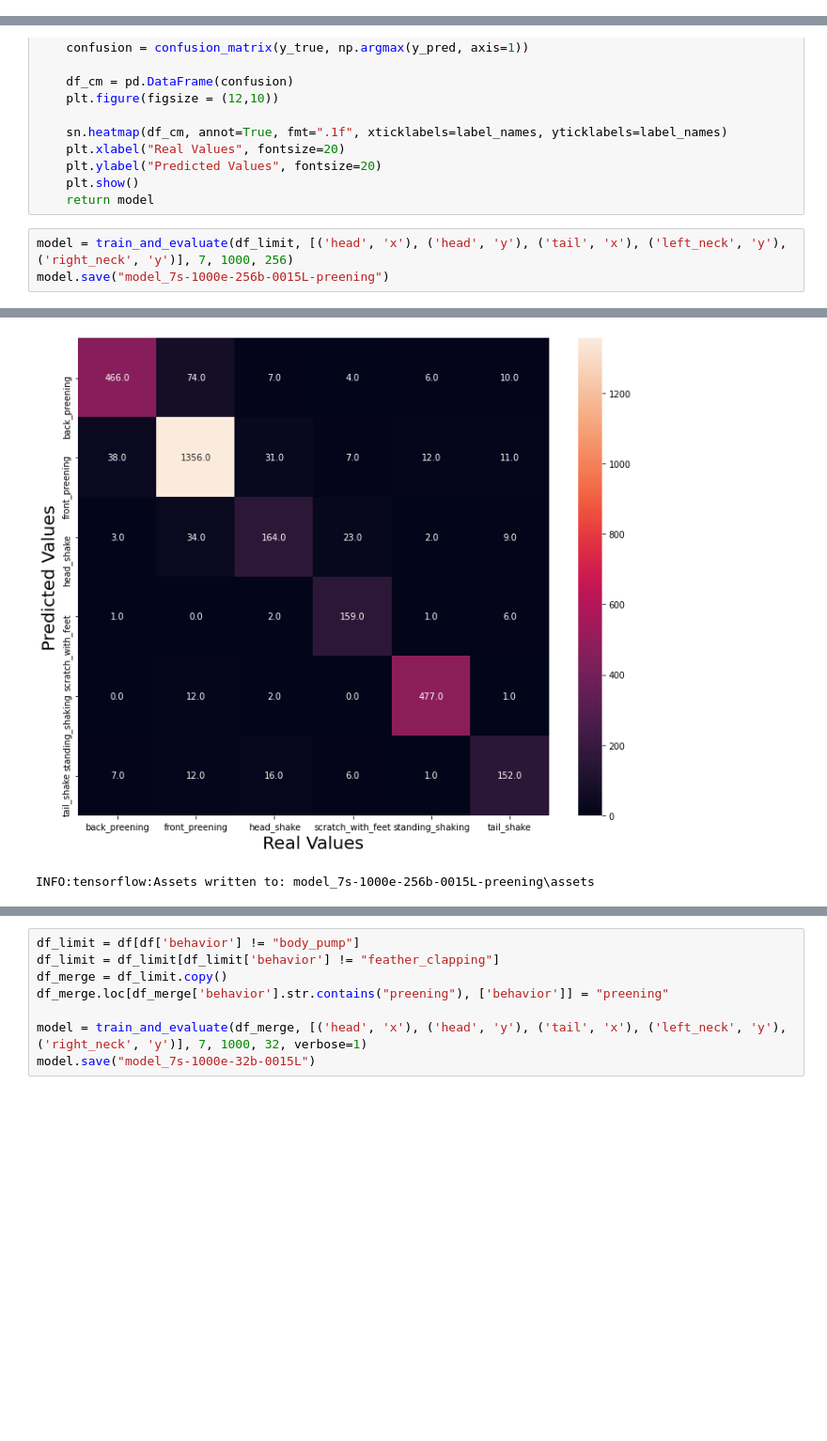
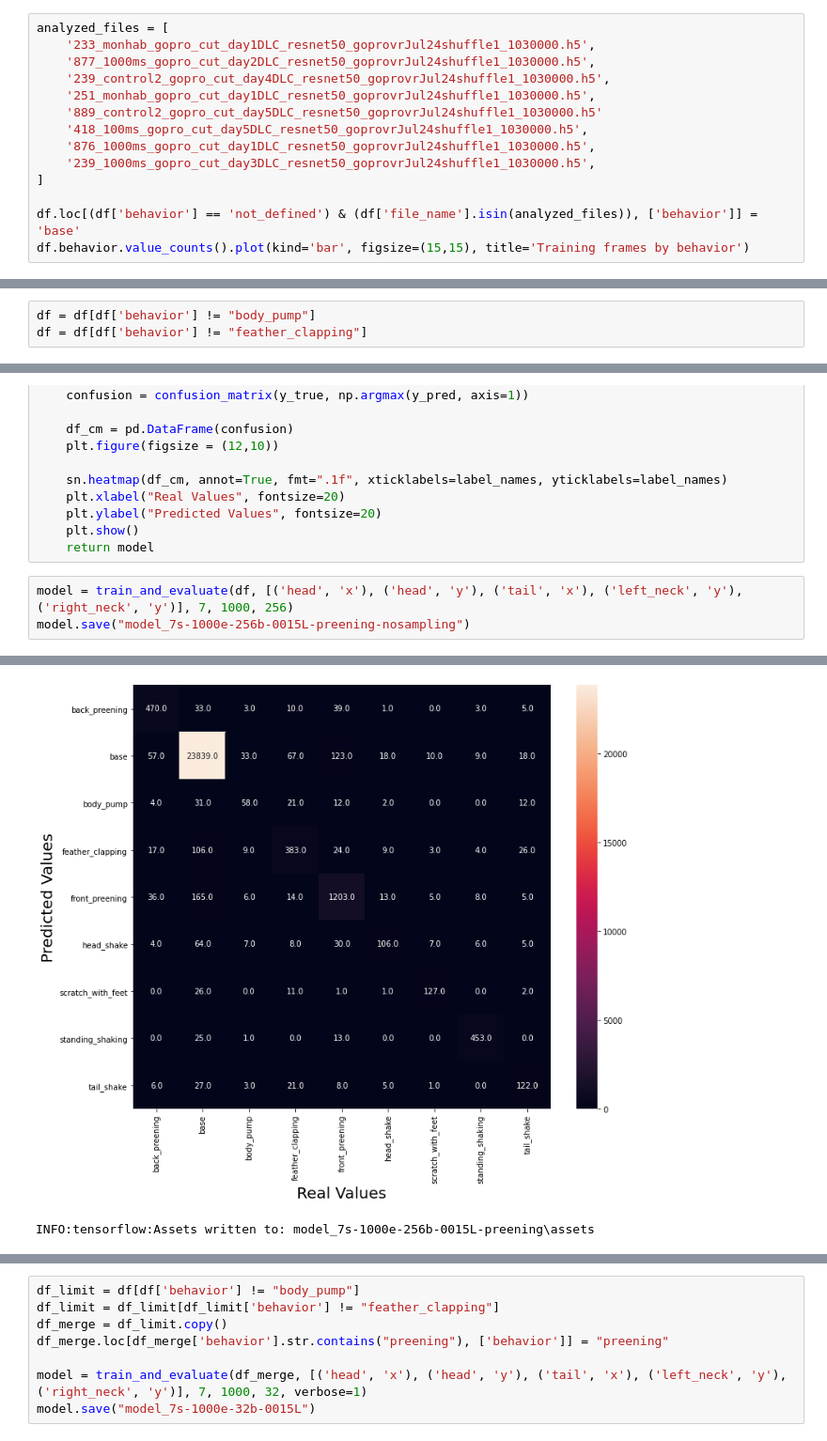
Before and after one commit to kiview/winkie, a Jupyter notebook: _ml_real_data_training.ipynb, the cells around one changed output, grey strips where cells are left out. Shown at 94% size. Drawn from its saved outputs; the diff is of its cells as text; blank space fills up the shorter version.

```diff
--- a/_ml_real_data_training.ipynb
+++ b/_ml_real_data_training.ipynb
@@ -42,0 +42,14 @@ df.behavior.value_counts().plot(kind='bar', figsize=(15,15), title='Training fra
+# %%
+analyzed_files = [
+    '233_monhab_gopro_cut_day1DLC_resnet50_goprovrJul24shuffle1_1030000.h5',
+    '877_1000ms_gopro_cut_day2DLC_resnet50_goprovrJul24shuffle1_1030000.h5',
+    '239_control2_gopro_cut_day4DLC_resnet50_goprovrJul24shuffle1_1030000.h5',
+    '251_monhab_gopro_cut_day1DLC_resnet50_goprovrJul24shuffle1_1030000.h5',
+    '889_control2_gopro_cut_day5DLC_resnet50_goprovrJul24shuffle1_1030000.h5'
+    '418_100ms_gopro_cut_day5DLC_resnet50_goprovrJul24shuffle1_1030000.h5',
+    '876_1000ms_gopro_cut_day1DLC_resnet50_goprovrJul24shuffle1_1030000.h5',
+    '239_1000ms_gopro_cut_day3DLC_resnet50_goprovrJul24shuffle1_1030000.h5',
+]
+
+df.loc[(df['behavior'] == 'not_defined') & (df['file_name'].isin(analyzed_files)), ['behavior']] = 'base'
+df.behavior.value_counts().plot(kind='bar', figsize=(15,15), title='Training frames by behavior')
@@ -51,0 +70,3 @@ df.behavior.value_counts().plot(kind='bar', figsize=(15,15), title='Training fra
+# %%
+df = df[df['behavior'] != "body_pump"]
+df = df[df['behavior'] != "feather_clapping"]
@@ -92,6 +115,6 @@ def train_and_evaluate(df, features, timeslice_size, epochs, batch_size, lstm=Fa
     plt.show()
     return model
 # %%
-model = train_and_evaluate(df_limit, [('head', 'x'), ('head', 'y'), ('tail', 'x'), ('left_neck', 'y'), ('right_neck', 'y')], 7, 1000, 256)
-model.save("model_7s-1000e-256b-0015L-preening")
+model = train_and_evaluate(df, [('head', 'x'), ('head', 'y'), ('tail', 'x'), ('left_neck', 'y'), ('right_neck', 'y')], 7, 1000, 256)
+model.save("model_7s-1000e-256b-0015L-preening-nosampling")
 # %% [output]
@@ -101,2 +124,2 @@ model.save("model_7s-1000e-256b-0015L-preening")
-[figure, old version]
+[figure, new version]
 INFO:tensorflow:Assets written to: model_7s-1000e-256b-0015L-preening\assets
```
Also changed, not shown: parts of 8 cells of this notebook, 12 other files.
